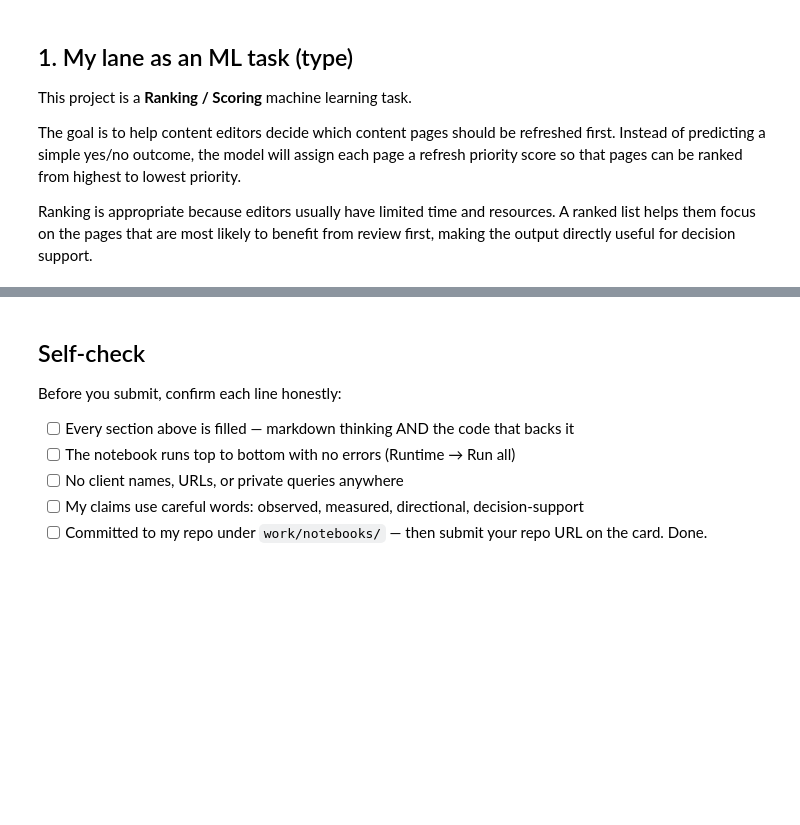
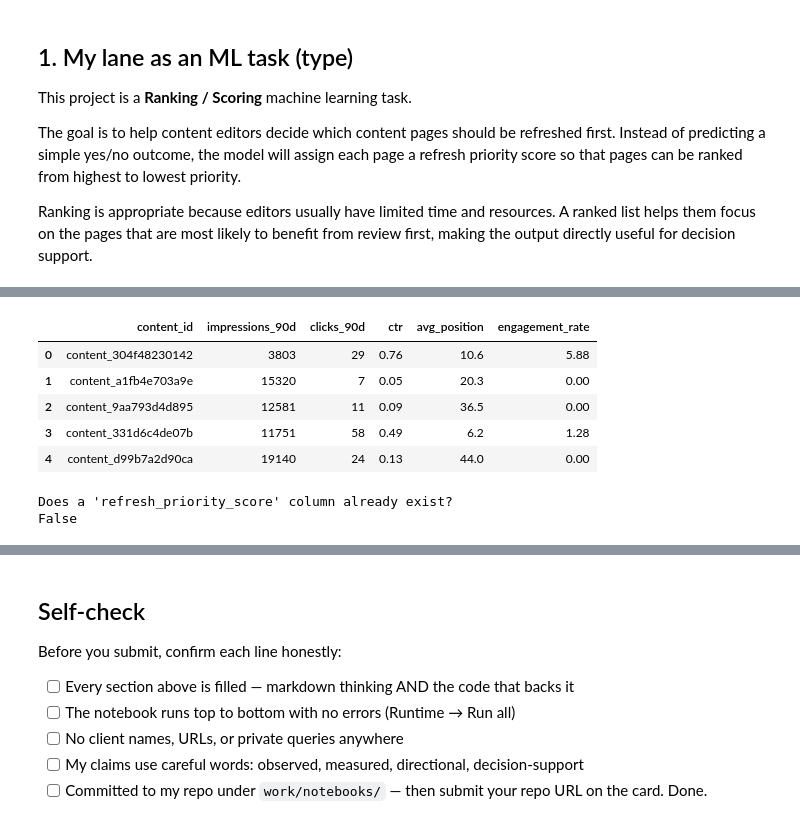
Before and after one commit to boddulavinaykumar6-stack/Flyrank-ML-Internship, a Jupyter notebook: work/notebooks/w02_ml_task_framing.ipynb, the cells around one changed output, grey strips where cells are left out. Drawn from its saved outputs; the diff is of its cells as text; code cells hidden in the pictures; blank space fills up the shorter version.

```diff
--- a/work/notebooks/w02_ml_task_framing.ipynb
+++ b/work/notebooks/w02_ml_task_framing.ipynb
@@ -20,7 +20,7 @@ Ranking is appropriate because editors usually have limited time and resources.
 import pandas as pd
 
 # Load the starter dataset
-df = pd.read_csv("data/raw/content_refresh_anonymized.csv")
+df = pd.read_csv("content_refresh_anonymized.csv")
 
 print(f"Rows: {df.shape[0]}")
 print(f"Columns: {df.shape[1]}")
@@ -34,6 +48,28 @@ print(df["content_type"].value_counts())
 # %%
 # This cell is for CODE (numbers, a query, a check).
 # Write your text answer in the cell ABOVE this one — typing sentences here breaks Run All.
+target_related_columns = [
+    "content_id",
+    "impressions_90d",
+    "clicks_90d",
+    "ctr",
+    "avg_position",
+    "engagement_rate"
+]
+
+display(df[target_related_columns].head())
+
+print("\nDoes a 'refresh_priority_score' column already exist?")
+print("refresh_priority_score" in df.columns)
+# %% [output]
+|  | content_id | impressions_90d | clicks_90d | ctr | avg_position | engagement_rate |
+| 0 | content_304f48230142 | 3803 | 29 | 0.76 | 10.6 | 5.88 |
+| 1 | content_a1fb4e703a9e | 15320 | 7 | 0.05 | 20.3 | 0.00 |
+| 2 | content_9aa793d4d895 | 12581 | 11 | 0.09 | 36.5 | 0.00 |
+| 3 | content_331d6c4de07b | 11751 | 58 | 0.49 | 6.2 | 1.28 |
+| 4 | content_d99b7a2d90ca | 19140 | 24 | 0.13 | 44.0 | 0.00 |
+Does a 'refresh_priority_score' column already exist?
+False
 # %% [markdown]
 ## 3. Success metric
 
```
Also changed, not shown: parts of 8 cells of this notebook.
